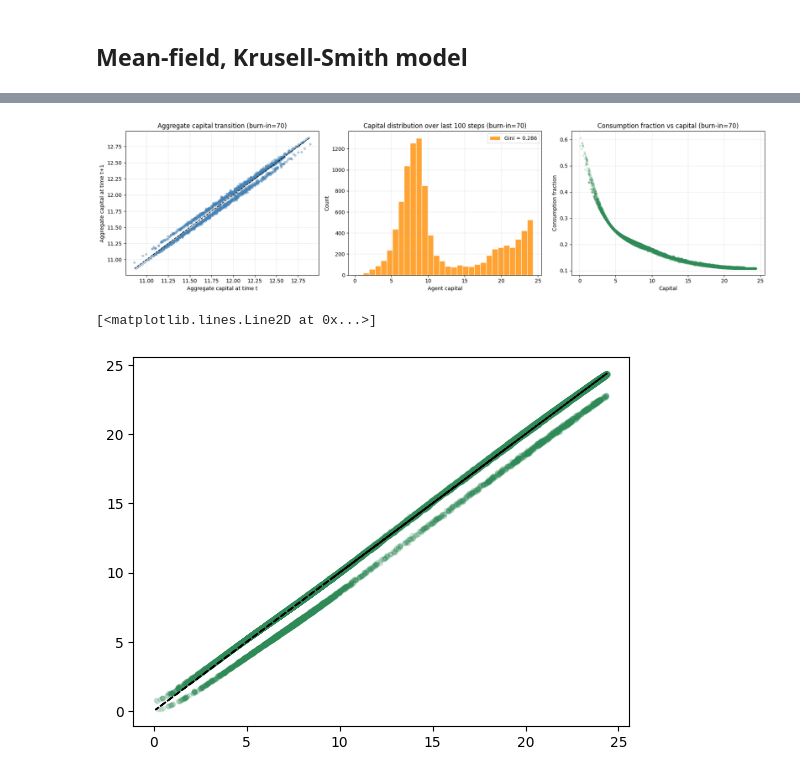
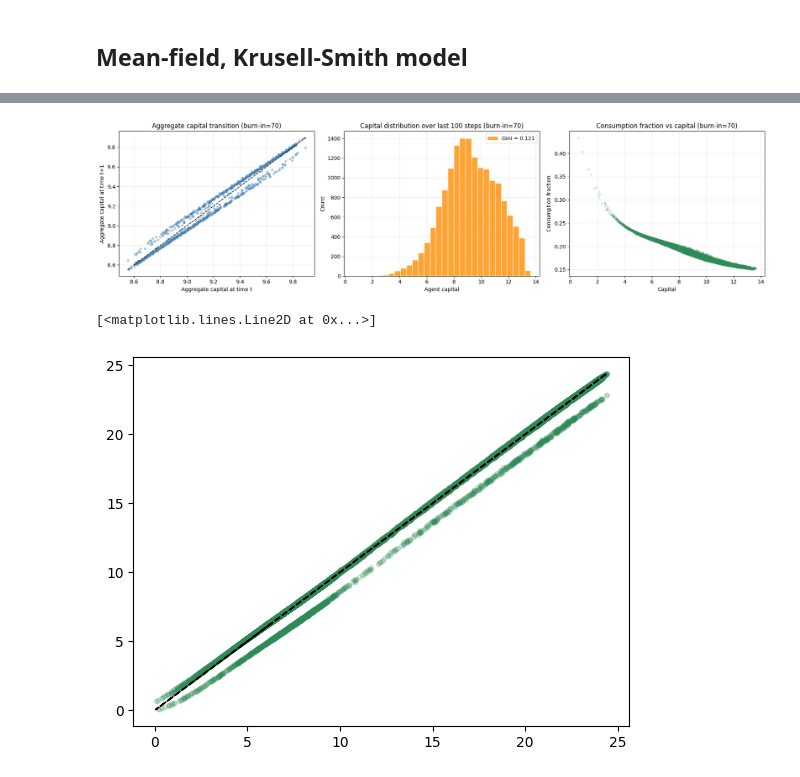
Before and after one commit to aldoglielmo/EconMARL-primer, a Jupyter notebook: code/L4/marl-bc/marlbc-run.ipynb, the cells around one changed output, grey strips where cells are left out. Cells and saved outputs as stored; diff of their text form; code cells hidden in the pictures.

```diff
--- a/code/L4/marl-bc/marlbc-run.ipynb
+++ b/code/L4/marl-bc/marlbc-run.ipynb
@@ -52,7 +52,7 @@ experiment_config.on_policy_minibatch_size       = 400
 
 experiment_config.evaluation                    = True
 experiment_config.evaluation_interval           = 4000
-experiment_config.evaluation_episodes           = 4
+experiment_config.evaluation_episodes           = 1
 experiment_config.evaluation_deterministic_actions = True
 experiment_config.render                        = False
 
@@ -194,7 +194,6 @@ experiment_config.on_policy_collected_frames_per_batch = 3200
 experiment_config.on_policy_n_envs_per_worker   = 4
 experiment_config.on_policy_n_minibatch_iters   = 20#45
 experiment_config.on_policy_minibatch_size      = 200#400
-experiment_config.training_device = "mps"
 
 # experiment_config.off_policy_collected_frames_per_batch = 4_000
 # experiment_config.off_policy_n_envs_per_worker = 4
@@ -251,8 +250,8 @@ n_agents = len(experiment.group_map[group])
 obs_space = task.config["obs_space"]
 capital_idx = obs_space.index("capital")
 
-n_eval_episodes = 5
-horizon = task.config["num_iters"]*2
+n_eval_episodes = 8
+horizon = task.config["num_iters"]
 burn_in = 70          # steps to discard at the start of each episode
 last_n_steps = 100
 
@@ -328,37 +327,37 @@ def gini(x):
 gini_val = gini(last_window_capitals)
 
 fig, axes = plt.subplots(1, 3, figsize=(18, 4.8))
 
 axes[0].scatter(agg_k_t, agg_k_tp1, s=14, alpha=0.35, color="steelblue")
 min_k = min(agg_k_t.min(), agg_k_tp1.min())
 max_k = max(agg_k_t.max(), agg_k_tp1.max())
 axes[0].plot([min_k, max_k], [min_k, max_k], ls="--", lw=1.2, color="black")
 axes[0].set_xlabel("Aggregate capital at time t")
 axes[0].set_ylabel("Aggregate capital at time t+1")
 axes[0].set_title(f"Aggregate capital transition (burn-in={burn_in})")
 axes[0].grid(True, alpha=0.25)
 
 axes[1].hist(last_window_capitals, bins=30, color="darkorange", alpha=0.8, edgecolor="white",
              label=f"Gini = {gini_val:.3f}")
 axes[1].set_xlabel("Agent capital")
 axes[1].set_ylabel("Count")
 axes[1].set_title(f"Capital distribution over last {last_n_steps} steps (burn-in={burn_in})")
 axes[1].legend(fontsize=10)
 axes[1].grid(True, alpha=0.25)
 
 axes[2].scatter(all_capitals, all_c_fracs, s=10, alpha=0.15, color="seagreen")
 axes[2].set_xlabel("Capital")
 axes[2].set_ylabel("Consumption fraction")
 axes[2].set_title(f"Consumption fraction vs capital (burn-in={burn_in})")
 axes[2].grid(True, alpha=0.25)
 
 plt.tight_layout()
 plt.show()
 # %% [output]
-[figure, old version]
+[figure, new version]
 # %%
 plt.scatter(all_capitals, all_capitals_tp1, s=10, alpha=0.15, color="seagreen")
 plt.plot(all_capitals, all_capitals, ls="--", lw=1.2, color="black")
 # %% [output]
 [<matplotlib.lines.Line2D at 0x...>]
-[figure, old version]
+[figure, new version]
```
Also changed, not shown: parts of 2 cells of this notebook.
